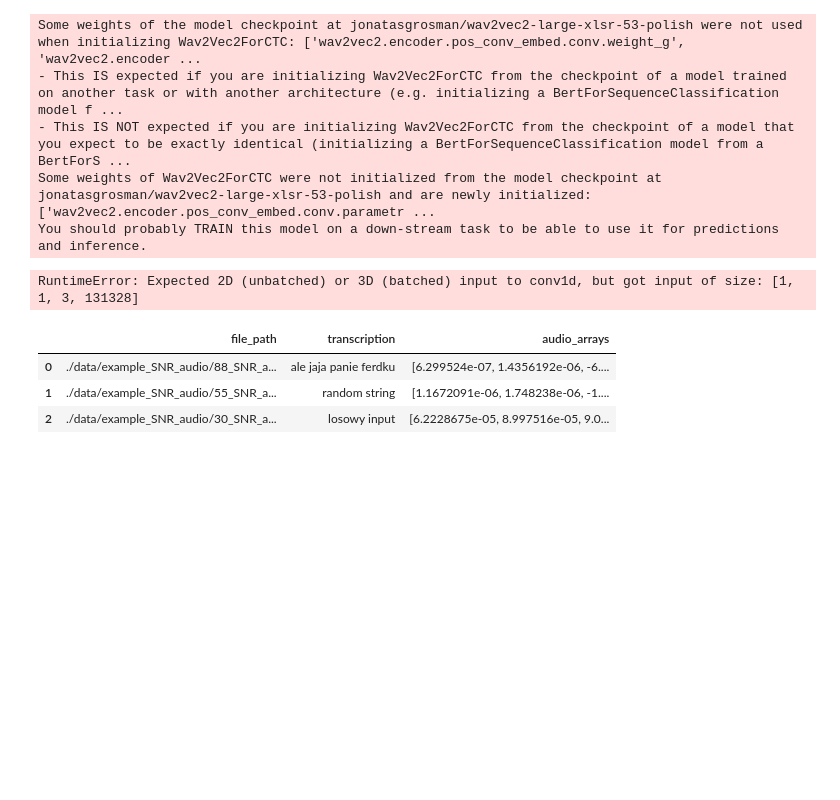
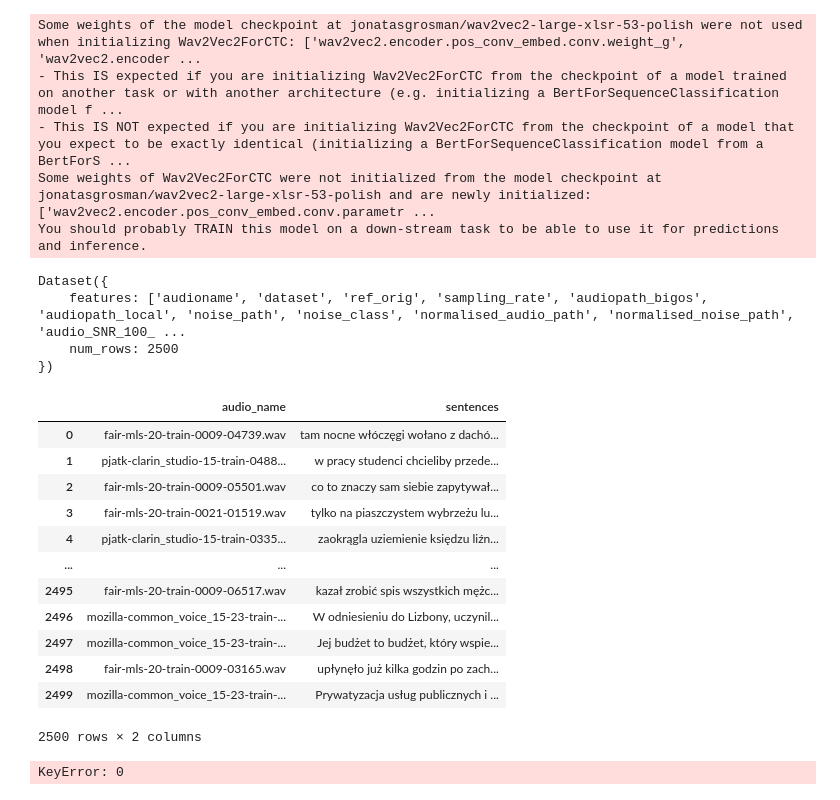
Before and after one commit to eryk0wski/ASR-SNR-Research, a Jupyter notebook: mode_testing.ipynb, the cells around one changed output. Cells and saved outputs as stored; diff of their text form; code cells hidden in the pictures; blank space fills up the shorter version.

Commit message:
training_tries

```diff
--- a/mode_testing.ipynb
+++ b/mode_testing.ipynb
@@ -169 +173,8 @@ You should probably TRAIN this model on a down-stream task to be able to use it
+# %%
+print(ds)
+# %% [output]
+Dataset({
+    features: ['audioname', 'dataset', 'ref_orig', 'sampling_rate', 'audiopath_bigos', 'audiopath_local', 'noise_path', 'noise_class', 'normalised_audio_path', 'normalised_noise_path', 'audio_SNR_100_ ...
+    num_rows: 2500
+})
 # %%
@@ -192 +185,40 @@ test_df = speech_file_to_array_fn(test_df, 'file_path', 'audio_arrays')
+# %%
+df_wav2wec = pd.DataFrame()
+df_wav2wec[['audio_name','sentences']] = df_audio[['audiopath_bigos','ref_orig']]
+df_wav2wec
+# %% [output]
+|  | audio_name | sentences |
+| 0 | fair-mls-20-train-0009-04739.wav | tam nocne włóczęgi wołano z dachó... |
+| 1 | pjatk-clarin_studio-15-train-0488... | w pracy studenci chcieliby przede... |
+| 2 | fair-mls-20-train-0009-05501.wav | co to znaczy sam siebie zapytywał... |
+| 3 | fair-mls-20-train-0021-01519.wav | tylko na piaszczystem wybrzeżu lu... |
+| 4 | pjatk-clarin_studio-15-train-0335... | zaokrągla uziemienie księdzu liźn... |
+| ... | ... | ... |
+| 2495 | fair-mls-20-train-0009-06517.wav | kazał zrobić spis wszystkich mężc... |
+| 2496 | mozilla-common_voice_15-23-train-... | W odniesieniu do Lizbony, uczynil... |
+| 2497 | mozilla-common_voice_15-23-train-... | Jej budżet to budżet, który wspie... |
+| 2498 | fair-mls-20-train-0009-03165.wav | upłynęło już kilka godzin po zach... |
+| 2499 | mozilla-common_voice_15-23-train-... | Prywatyzacja usług publicznych i ... |
+2500 rows × 2 columns
+# %%
+snr_paths = ['audio_SNR_100_path', 'audio_SNR_50_path', 'audio_SNR_25_path', 'audio_SNR_10_path', 'audio_SNR_5_path', 'audio_SNR_0.1_path', 'audio_SNR_-1_path', 'audio_SNR_-3_path', 'audio_SNR_-10_path']
+for snr in snr_paths:
+    test_dataset = ds.map(speech_file_to_array_fn,snr_paths)
+    predictions = []
+    batch = 50
+    for i in range(batch):
+        inputs = processor(test_dataset["speech"][(i)*50:(i+1)*50], sampling_rate=16_000, return_tensors="pt", padding=True)
+        with torch.no_grad():
+            logits = model(inputs.input_values, attention_mask=inputs.attention_mask).logits
+
+        predicted_ids = torch.argmax(logits, dim=-1)
+        predicted_sentences = processor.batch_decode(predicted_ids)
+        predictions.append(predicted_sentences)
+
+
+    prefix = re.search(r'SNR_\d+', snr).group()
+    col_name = f"Wav2wec_{prefix}"
+    df_wav2wec[col_name] = predictions
+# %% [output]
+KeyError: 0
 # %%
@@ -198,18 +230,3 @@ with torch.no_grad():
 
 predicted_ids = torch.argmax(logits, dim=-1)
 predicted_sentences = processor.batch_decode(predicted_ids)
-
-print(predicted_sentences)
-'''for i, predicted_sentence in enumerate(predicted_sentences):
-    print("-" * 100)
-    print("Reference:", test_dataset[i]["sentence"])
-    print("Prediction:", predicted_sentence)'''
-# %% [output]
-RuntimeError: Expected 2D (unbatched) or 3D (batched) input to conv1d, but got input of size: [1, 1, 3, 131328]
-# %%
-test_df
-# %% [output]
-|  | file_path | transcription | audio_arrays |
-| 0 | ./data/example_SNR_audio/88_SNR_a... | ale jaja panie ferdku | [6.299524e-07, 1.4356192e-06, -6.... |
-| 1 | ./data/example_SNR_audio/55_SNR_a... | random string | [1.1672091e-06, 1.748238e-06, -1.... |
-| 2 | ./data/example_SNR_audio/30_SNR_a... | losowy input | [6.2228675e-05, 8.997516e-05, 9.0... |
```
Also changed, not shown: parts of 10 cells of this notebook.
